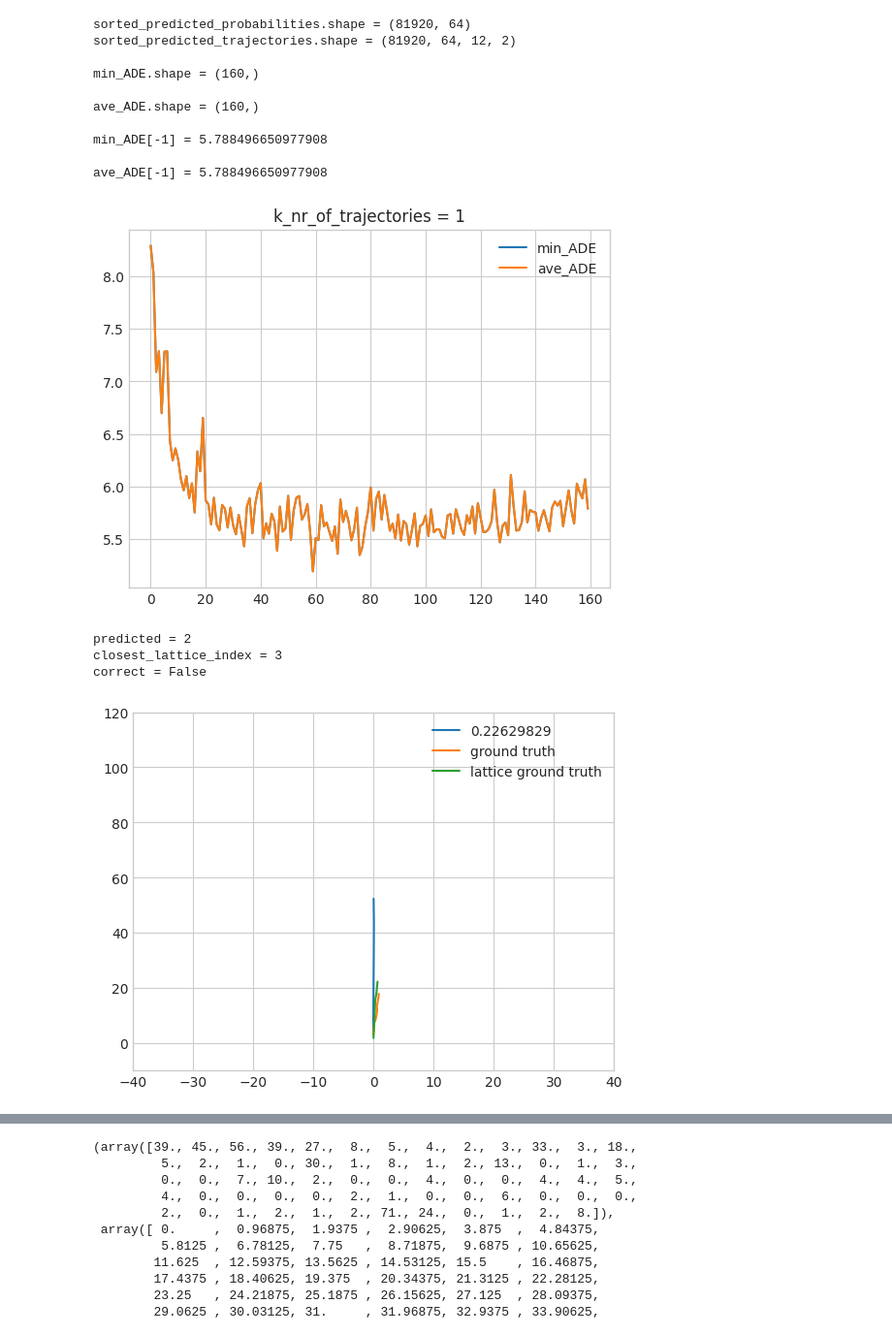
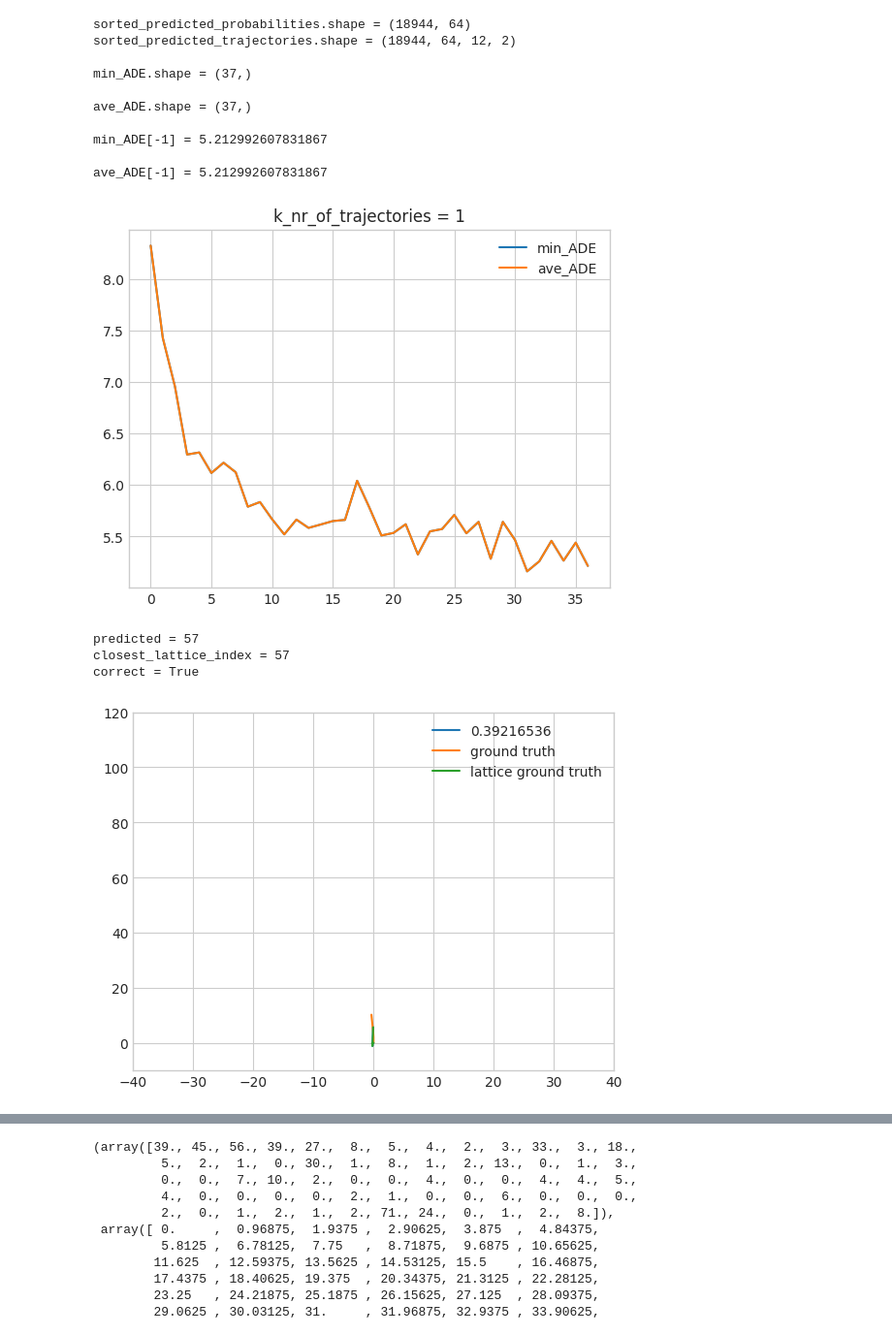
Before and after one commit to dolander1/nuscenes_dolander1, a Jupyter notebook: python-sdk/tutorials/DanielNotebook.ipynb, the cells around one changed output, grey strips where cells are left out. Shown at 97% size. Saved outputs shown, nothing was run; the diff lists cells and outputs as text; code cells hidden in the pictures.

```diff
--- a/python-sdk/tutorials/DanielNotebook.ipynb
+++ b/python-sdk/tutorials/DanielNotebook.ipynb
@@ -226,7 +236,7 @@ ave_ADE_list[0][-1] = 7.179143301487606
 k_nr_of_trajectories = 1
 
 sorted_predicted_probabilities, sorted_predicted_trajectories = get_sorted_most_likely_trajectories(logits_loaded_list[file_number], lattice_list[file_number])
-min_ADE, ave_ADE = get_ADE_for_k_trajectories(sorted_predicted_trajectories, ground_truth_loaded_list[file_number], k_nr_of_trajectories, train_boolean)
+min_ADE, ave_ADE = get_ADE_for_k_trajectories(sorted_predicted_trajectories, ground_truth_loaded_list[file_number], k_nr_of_trajectories, train_boolean, dataset_factor_list[file_number])
 
 print(f"sorted_predicted_probabilities.shape = {sorted_predicted_probabilities.shape}")
 print(f"sorted_predicted_trajectories.shape = {sorted_predicted_trajectories.shape}")
@@ -241,52 +251,52 @@ plt.plot(ave_ADE, label="ave_ADE")
 plt.legend();
 plt.title(f"k_nr_of_trajectories = {k_nr_of_trajectories}");
 # %% [output]
-sorted_predicted_probabilities.shape = (81920, 64)
-sorted_predicted_trajectories.shape = (81920, 64, 12, 2)
+sorted_predicted_probabilities.shape = (18944, 64)
+sorted_predicted_trajectories.shape = (18944, 64, 12, 2)
 
-min_ADE.shape = (160,)
+min_ADE.shape = (37,)
 
-ave_ADE.shape = (160,)
+ave_ADE.shape = (37,)
 
-min_ADE[-1] = 5.788496650977908
+min_ADE[-1] = 5.212992607831867
 
-ave_ADE[-1] = 5.788496650977908
+ave_ADE[-1] = 5.212992607831867
-[figure, old version]
+[figure, new version]
 # %%
 ## Plot prediction vs ground truth
-epoch = 50
-index = 9
+epoch = 30
+index = 126
 if train_boolean == 'yes':
-    test_index = epoch*2048 + index
+    test_index = epoch*2048*dataset_factor_list[file_number] + index
 else:
-    test_index = epoch*512 + index
+    test_index = epoch*512*dataset_factor_list[file_number] + index
 
 nrOfTopTrajectories = 1
 ground_truth_trajectory = ground_truth_loaded_list[file_number][test_index]
 probabilities = probabilities_list[file_number][test_index]
 closest_lattice_index = mean_pointwise_l2_distance(torch.Tensor(lattice_list[file_number]), torch.Tensor(ground_truth_trajectory))
 topProbabilitiesIndices = np.argsort(probabilities)[::-1][0:nrOfTopTrajectories]
 topProbabilities = [probabilities[index] for index in topProbabilitiesIndices]
 
 # Lattice ground truth
 predicted = topProbabilitiesIndices[0]
 print(f"predicted = {predicted}")
 print(f"closest_lattice_index = {closest_lattice_index}")
 correct = (predicted == closest_lattice_index)
 print(f"correct = {correct}")
 
 # Plot predictions
 [plt.plot(lattice_list[file_number][mode,:,0],lattice_list[file_number][mode,:,1], label=topProbabilities[i]) for i, mode in enumerate(topProbabilitiesIndices)]
 # Plot ground truth
 plt.plot(ground_truth_trajectory[:,0], ground_truth_trajectory[:,1], label="ground truth")
 # Plot lattice ground truth
 plt.plot(lattice_list[file_number][closest_lattice_index,:,0],lattice_list[file_number][closest_lattice_index,:,1], label="lattice ground truth")
 plt.ylim([-10,120]); plt.xlim([-40,40]); plt.legend(); plt.show()
 # %% [output]
-predicted = 2
-closest_lattice_index = 3
-correct = False
+predicted = 57
+closest_lattice_index = 57
+correct = True
-[figure, old version]
+[figure, new version]
 # %%
 ## Plot loss and accuracy
 
```
Also changed, not shown: parts of 5 cells of this notebook.
